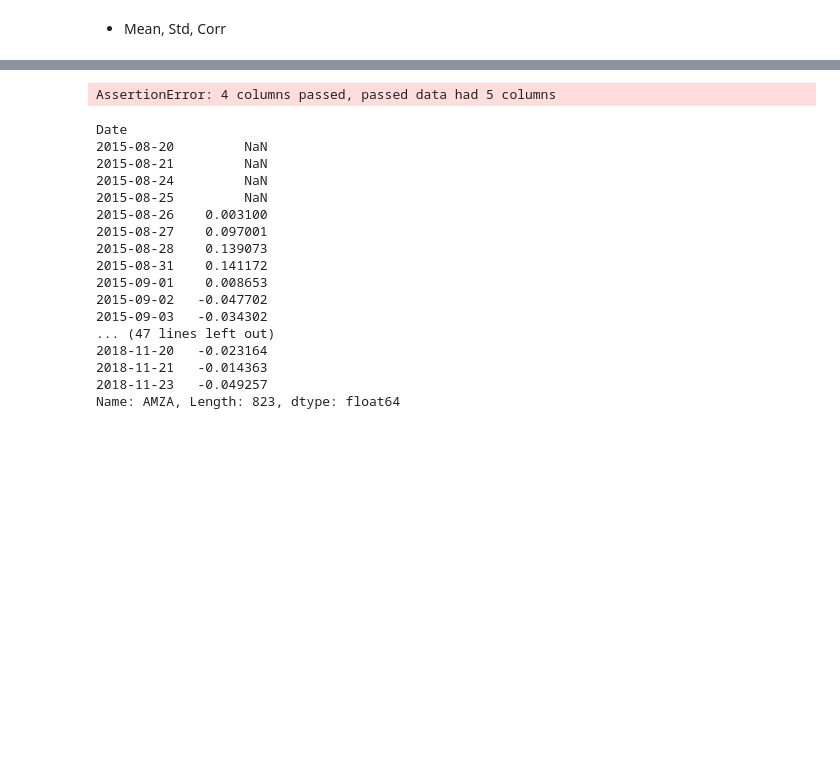
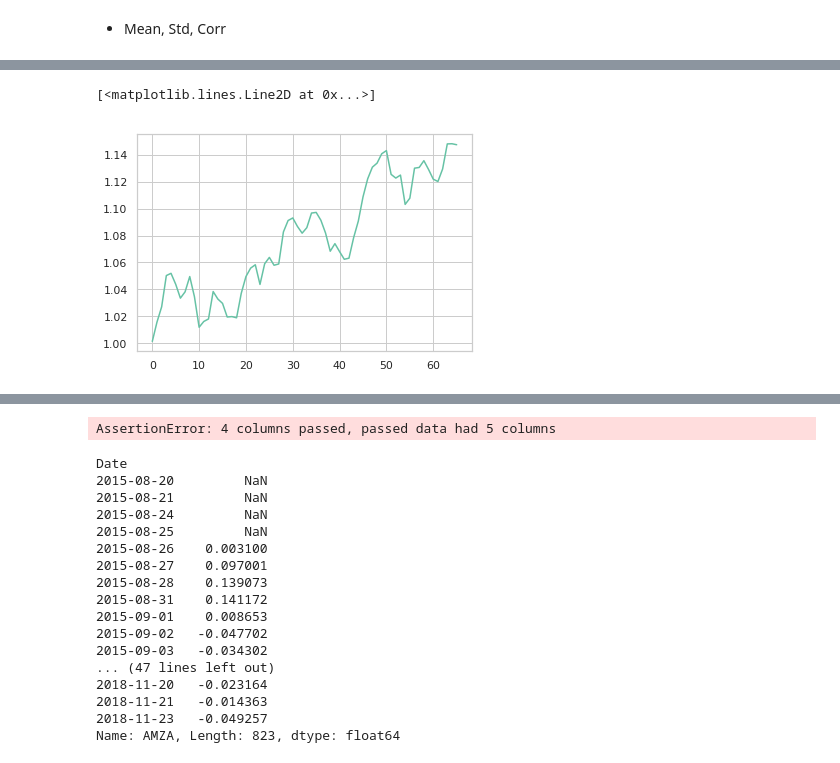
Before and after one commit to Hex-Liu/Put_Trading, a Jupyter notebook: Model.ipynb, the cells around one changed output, grey strips where cells are left out. Cells and saved outputs as stored; diff of their text form; code cells hidden in the pictures; blank space fills up the shorter version.

```diff
--- a/Model.ipynb
+++ b/Model.ipynb
@@ -120,0 +283,7 @@ pd.DataFrame(jb_result,columns=['Fig','Window','JB_Val','P_Val'])
+# %%
+b=np.random.normal(0.002,0.01,66)
+# %%
+plt.plot((b+1).cumprod(axis=0))
+# %% [output]
+[<matplotlib.lines.Line2D at 0x...>]
+[figure, added]
```
Also changed, not shown: parts of 43 cells of this notebook.
